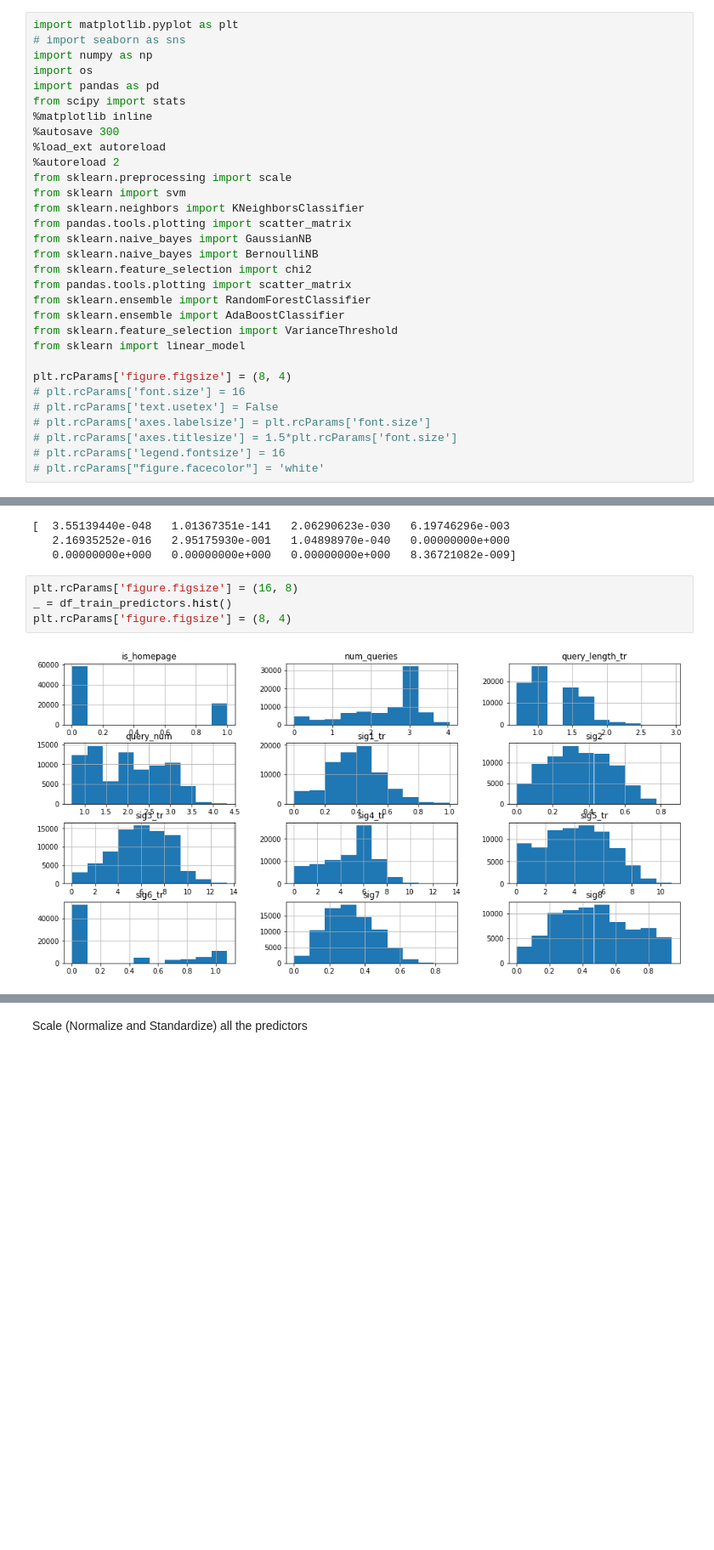
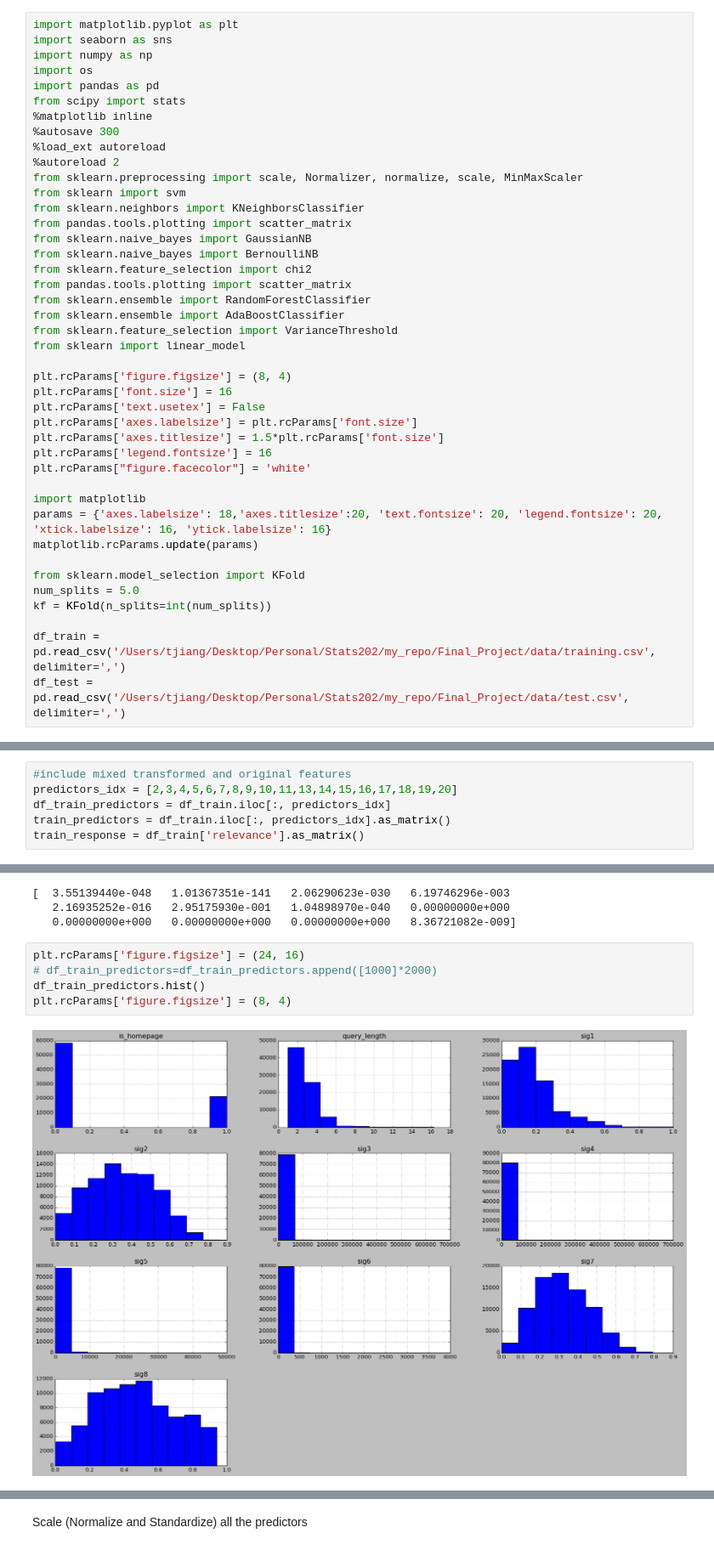
Before and after one commit to happytcj/StanfordStats202, a Jupyter notebook: Final_Project/preprocess.ipynb, the cells around one changed output, grey strips where cells are left out. Shown at 85% size. Drawn from its saved outputs; the diff is of its cells as text; blank space fills up the shorter version.

```diff
--- a/Final_Project/preprocess.ipynb
+++ b/Final_Project/preprocess.ipynb
@@ -1,6 +1,6 @@
 # %%
 import matplotlib.pyplot as plt
-# import seaborn as sns
+import seaborn as sns
 import numpy as np
 import os
 import pandas as pd
@@ -9,7 +9,7 @@ from scipy import stats
 %autosave 300
 %load_ext autoreload
 %autoreload 2
-from sklearn.preprocessing import scale
+from sklearn.preprocessing import scale, Normalizer, normalize, scale, MinMaxScaler
 from sklearn import svm
 from sklearn.neighbors import KNeighborsClassifier
 from pandas.tools.plotting import scatter_matrix
@@ -23,12 +23,23 @@ from sklearn.feature_selection import VarianceThreshold
 from sklearn import linear_model
 
 plt.rcParams['figure.figsize'] = (8, 4)
-# plt.rcParams['font.size'] = 16
-# plt.rcParams['text.usetex'] = False
-# plt.rcParams['axes.labelsize'] = plt.rcParams['font.size']
-# plt.rcParams['axes.titlesize'] = 1.5*plt.rcParams['font.size']
-# plt.rcParams['legend.fontsize'] = 16
-# plt.rcParams["figure.facecolor"] = 'white'
+plt.rcParams['font.size'] = 16
+plt.rcParams['text.usetex'] = False
+plt.rcParams['axes.labelsize'] = plt.rcParams['font.size']
+plt.rcParams['axes.titlesize'] = 1.5*plt.rcParams['font.size']
+plt.rcParams['legend.fontsize'] = 16
+plt.rcParams["figure.facecolor"] = 'white'
+
+import matplotlib
+params = {'axes.labelsize': 18,'axes.titlesize':20, 'text.fontsize': 20, 'legend.fontsize': 20, 'xtick.labelsize': 16, 'ytick.labelsize': 16}
+matplotlib.rcParams.update(params)
+
+from sklearn.model_selection import KFold
+num_splits = 5.0
+kf = KFold(n_splits=int(num_splits))
+
+df_train = pd.read_csv('/Users/tjiang/Desktop/Personal/Stats202/my_repo/Final_Project/data/training.csv', delimiter=',')
+df_test = pd.read_csv('/Users/tjiang/Desktop/Personal/Stats202/my_repo/Final_Project/data/test.csv', delimiter=',')
 # %% [output]
 Autosaving every 300 seconds
 The autoreload extension is already loaded. To reload it, use:
@@ -170,6 +155,12 @@ predictors_idx = [3,5,10,11,13,14,15,16,17,18,19,20]
 df_train_predictors = df_train.iloc[:, predictors_idx]
 train_predictors = df_train.iloc[:, predictors_idx].as_matrix()
 train_response = df_train['relevance'].as_matrix()
+# %%
+#include mixed transformed and original features
+predictors_idx = [2,3,4,5,6,7,8,9,10,11,13,14,15,16,17,18,19,20]
+df_train_predictors = df_train.iloc[:, predictors_idx]
+train_predictors = df_train.iloc[:, predictors_idx].as_matrix()
+train_response = df_train['relevance'].as_matrix()
 # %%
 for i, v in enumerate(df_train_predictors.columns):
     print i, v
@@ -205,8 +196,9 @@ print pvalues
    2.16935252e-016   2.95175930e-001   1.04898970e-040   0.00000000e+000
    0.00000000e+000   0.00000000e+000   0.00000000e+000   8.36721082e-009]
 # %%
-plt.rcParams['figure.figsize'] = (16, 8)
-_ = df_train_predictors.hist()
+plt.rcParams['figure.figsize'] = (24, 16)
+# df_train_predictors=df_train_predictors.append([1000]*2000)
+df_train_predictors.hist()
 plt.rcParams['figure.figsize'] = (8, 4)
 # %% [output]
-[figure, old version]
+[figure, new version]
```
Also changed, not shown: parts of 30 cells of this notebook, 29 other files.
